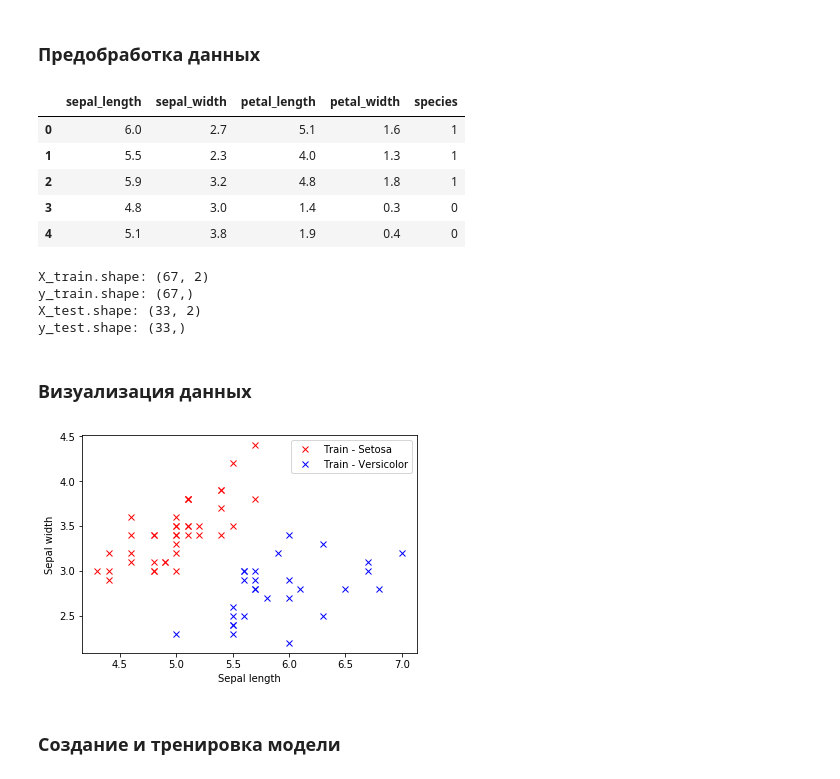
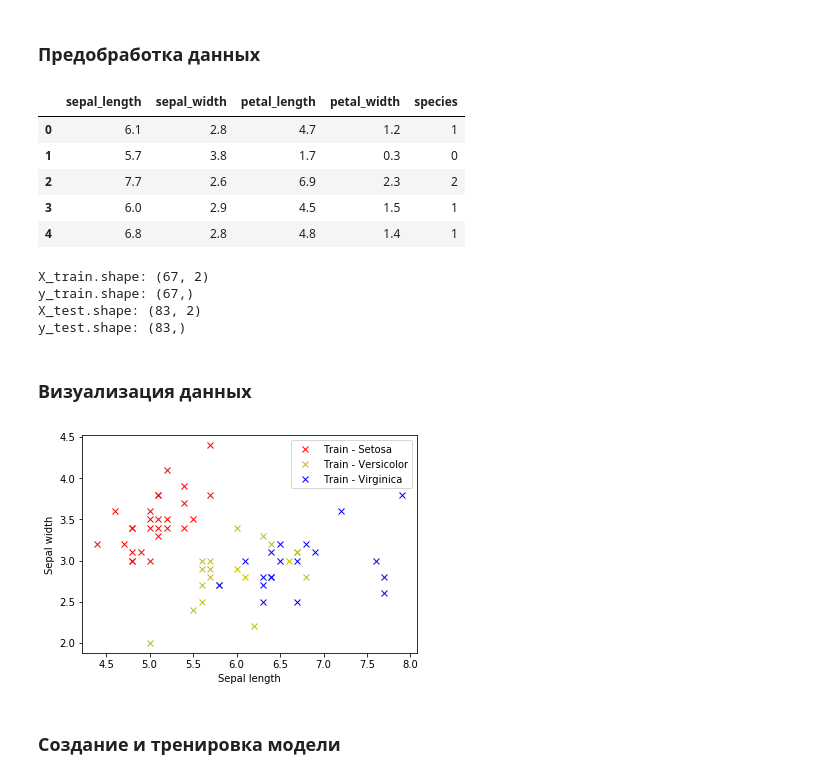
Before and after one commit to bogdansalyp/ml_course, a Jupyter notebook: logistic_regression_sklearn.ipynb, the cells around one changed output. Drawn from its saved outputs; the diff is of its cells as text; code cells hidden in the pictures.

```diff
--- a/logistic_regression_sklearn.ipynb
+++ b/logistic_regression_sklearn.ipynb
@@ -20,7 +20,7 @@ np.random.seed(42) # фиксирование псевдорандомного
 DATA_DIR = "data" # путь к данным
 # %%
 df_iris = pd.read_csv(os.path.join(DATA_DIR, 'iris.csv')) # прочитать данные из CSV
-df_iris = df_iris.iloc[:100] # взять только два вида ирисов для бинарной классификации
+#df_iris = df_iris.iloc[:100] # взять только два вида ирисов для бинарной классификации
 df_iris = df_iris.sample(frac=1, random_state=42) # перемешать данные
 df_iris = df_iris.reset_index(drop=True) # сбросить индексы для красоты
 
@@ -31,11 +31,11 @@ df_iris['species'] = df_iris['species'].astype('category').cat.codes # заме
 df_iris.head() # вывести первые 5 рядов
 # %% [output]
 |  | sepal_length | sepal_width | petal_length | petal_width | species |
-| 0 | 6.0 | 2.7 | 5.1 | 1.6 | 1 |
-| 1 | 5.5 | 2.3 | 4.0 | 1.3 | 1 |
-| 2 | 5.9 | 3.2 | 4.8 | 1.8 | 1 |
-| 3 | 4.8 | 3.0 | 1.4 | 0.3 | 0 |
-| 4 | 5.1 | 3.8 | 1.9 | 0.4 | 0 |
+| 0 | 6.1 | 2.8 | 4.7 | 1.2 | 1 |
+| 1 | 5.7 | 3.8 | 1.7 | 0.3 | 0 |
+| 2 | 7.7 | 2.6 | 6.9 | 2.3 | 2 |
+| 3 | 6.0 | 2.9 | 4.5 | 1.5 | 1 |
+| 4 | 6.8 | 2.8 | 4.8 | 1.4 | 1 |
 # %%
 # тренировочный датасет
 X_train = df_iris[['sepal_length', 'sepal_width']][:67].values # два параметра - sepal_length и sepal_width
@@ -52,21 +52,22 @@ print("y_test.shape: {}".format(y_test.shape))
 # %% [output]
 X_train.shape: (67, 2)
 y_train.shape: (67,)
-X_test.shape: (33, 2)
-y_test.shape: (33,)
+X_test.shape: (83, 2)
+y_test.shape: (83,)
 # %% [markdown]
 ### Визуализация данных
 # %%
 plt.plot(X_train[y_train == 0][:, 0], X_train[y_train == 0][:, 1], 'rx', label='Train - Setosa')
 
-plt.plot(X_train[y_train == 1][:, 0], X_train[y_train == 1][:, 1], 'bx', label='Train - Versicolor')
+plt.plot(X_train[y_train == 1][:, 0], X_train[y_train == 1][:, 1], 'yx', label='Train - Versicolor')
+plt.plot(X_train[y_train == 2][:, 0], X_train[y_train == 2][:, 1], 'bx', label='Train - Virginica')
 
 plt.xlabel("Sepal length") # надпись по оси X
 plt.ylabel("Sepal width") # надпись по оси Y
 plt.legend() # отображение легенды
 plt.show() # отображение графика
 # %% [output]
-[figure, old version]
+[figure, new version]
 # %% [markdown]
 ### Создание и тренировка модели
 # %%
```
Also changed, not shown: parts of 5 cells of this notebook, 13 other files.
